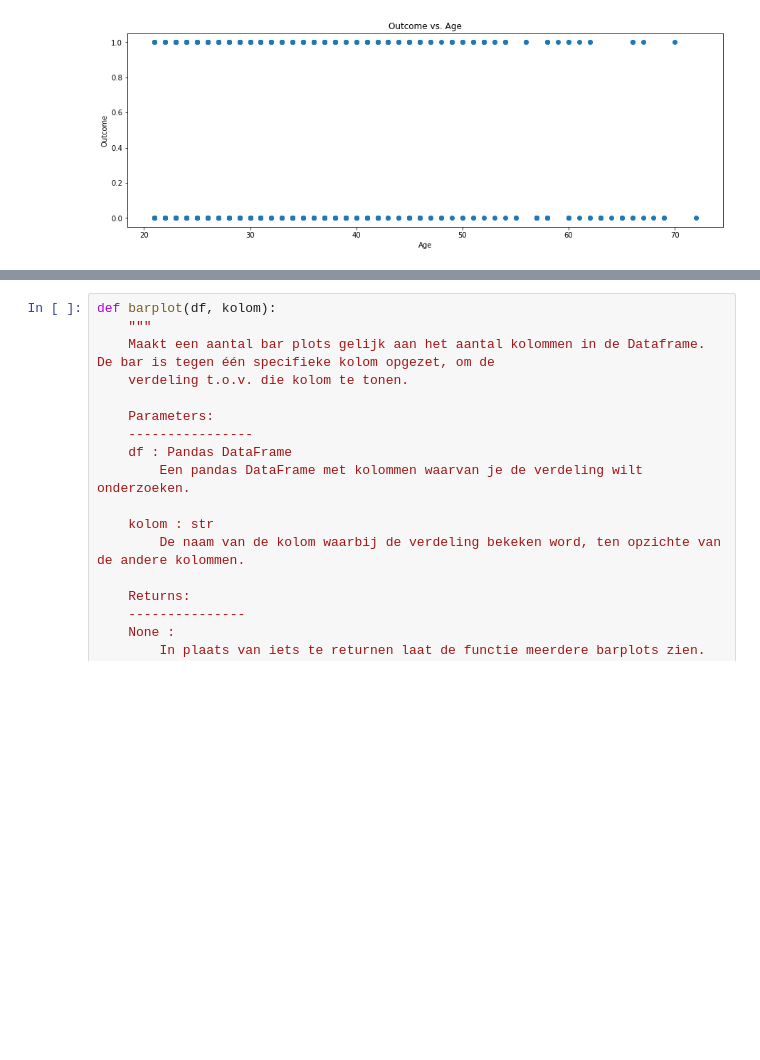
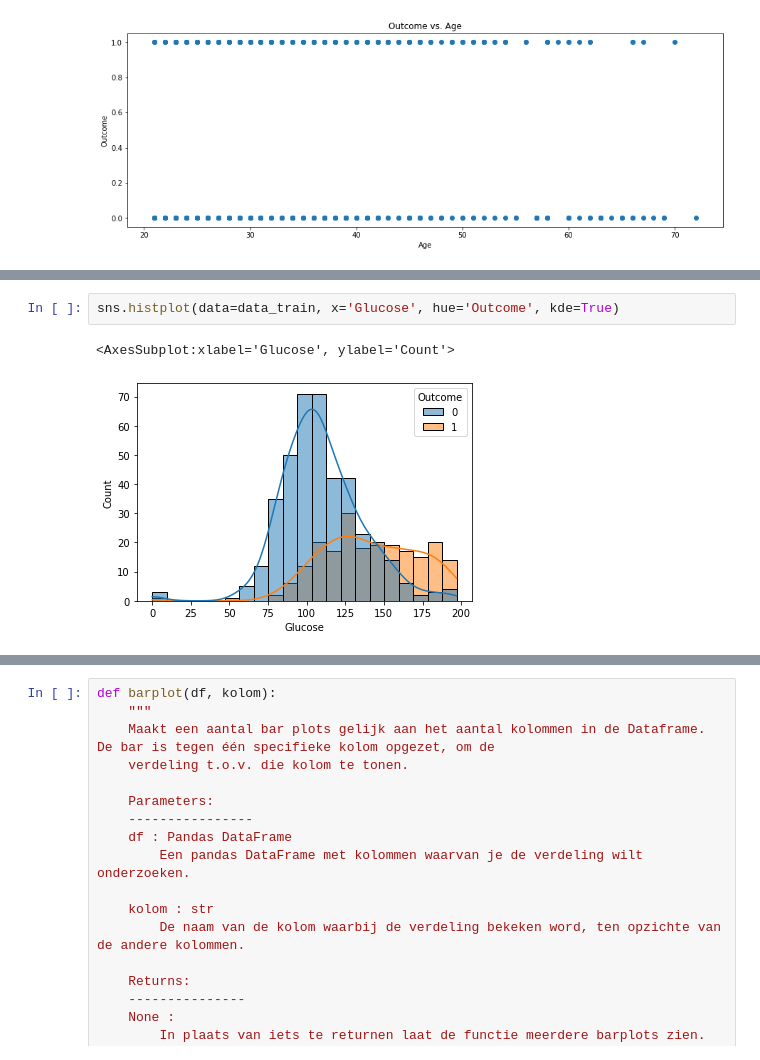
Before and after one commit to BJHeemskerk/MachineLearning, a Jupyter notebook: ML_Isa.ipynb, the cells around one changed output, grey strips where cells are left out. Drawn from its saved outputs; the diff is of its cells as text; blank space fills up the shorter version.

```diff
--- a/ML_Isa.ipynb
+++ b/ML_Isa.ipynb
@@ -200,0 +236,5 @@ scatterplots(weg, 'Outcome')
+# %%
+sns.histplot(data=data_train, x='Glucose', hue='Outcome', kde=True)
+# %% [output]
+<AxesSubplot:xlabel='Glucose', ylabel='Count'>
+[figure, added]
```
Also changed, not shown: parts of 9 cells of this notebook.
